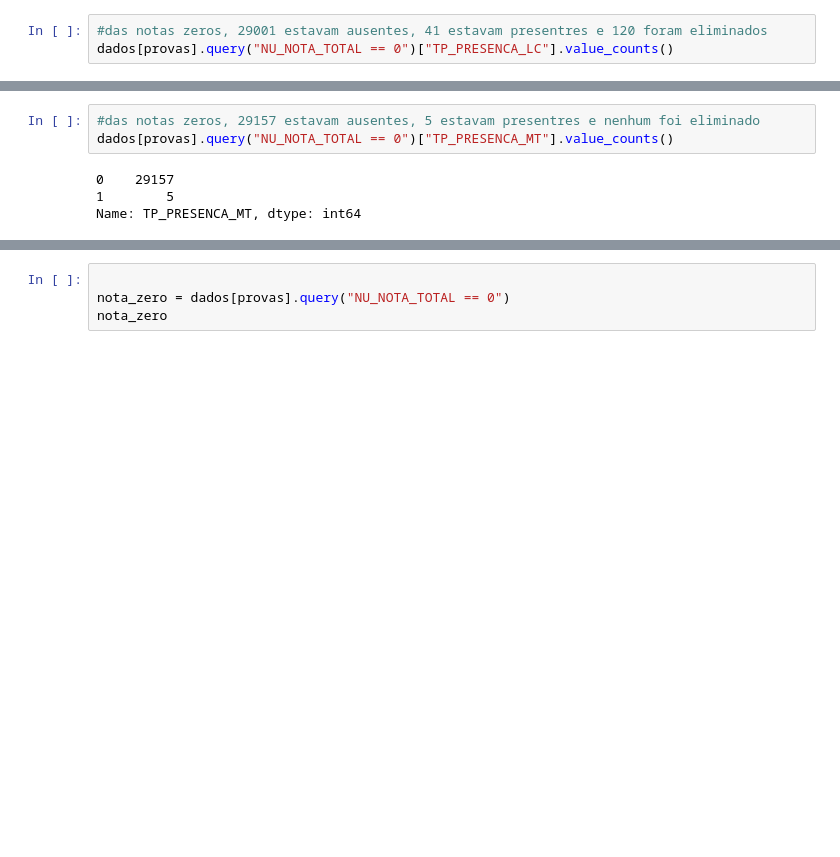
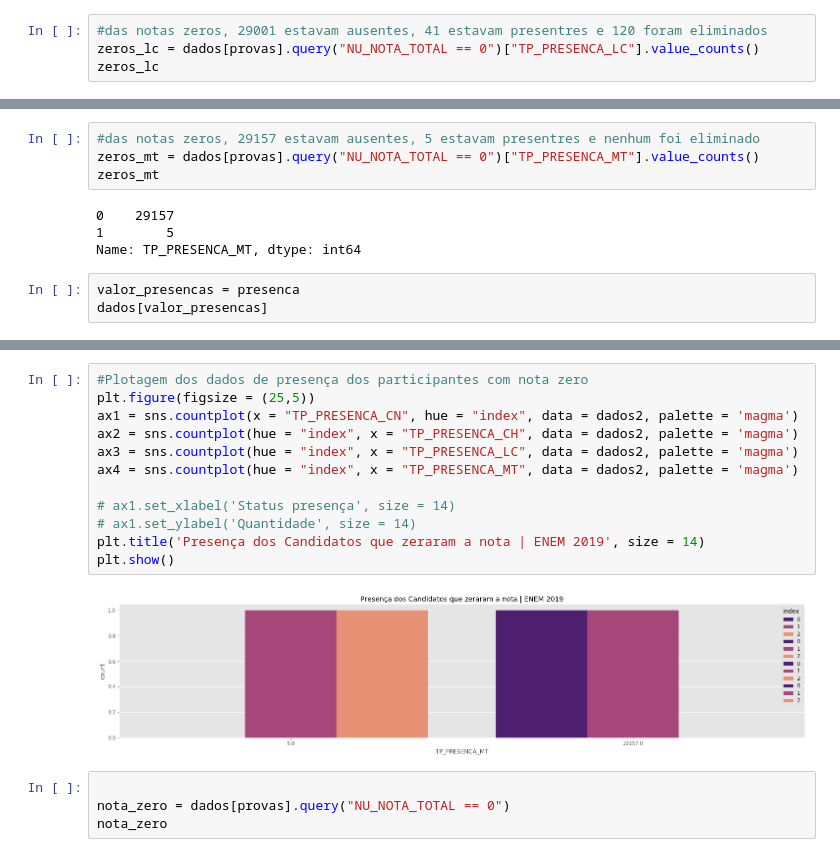
Before and after one commit to 6abi/imersaoDados, a Jupyter notebook: Aula02/Desafios.ipynb, the cells around one changed output, grey strips where cells are left out. Drawn from its saved outputs; the diff is of its cells as text; blank space fills up the shorter version.

```diff
--- a/Aula02/Desafios.ipynb
+++ b/Aula02/Desafios.ipynb
@@ -262,7 +264,8 @@ dados[provas].query("NU_NOTA_TOTAL == 0")["TP_PRESENCA_CH"].value_counts()
 Name: TP_PRESENCA_CH, dtype: int64
 # %%
 #das notas zeros, 29001 estavam ausentes, 41 estavam presentres e 120 foram eliminados
-dados[provas].query("NU_NOTA_TOTAL == 0")["TP_PRESENCA_LC"].value_counts()
+zeros_lc = dados[provas].query("NU_NOTA_TOTAL == 0")["TP_PRESENCA_LC"].value_counts()
+zeros_lc
 # %% [output]
 0    29001
 2      120
@@ -270,8 +273,12 @@ dados[provas].query("NU_NOTA_TOTAL == 0")["TP_PRESENCA_LC"].value_counts()
 Name: TP_PRESENCA_LC, dtype: int64
 # %%
 #das notas zeros, 29157 estavam ausentes, 5 estavam presentres e nenhum foi eliminado
-dados[provas].query("NU_NOTA_TOTAL == 0")["TP_PRESENCA_MT"].value_counts()
+zeros_mt = dados[provas].query("NU_NOTA_TOTAL == 0")["TP_PRESENCA_MT"].value_counts()
+zeros_mt
 # %% [output]
 0    29157
 1        5
 Name: TP_PRESENCA_MT, dtype: int64
+# %%
+valor_presencas = presenca
+dados[valor_presencas]
@@ -278,3 +327,17 @@ Name: TP_PRESENCA_MT, dtype: int64
+# %%
+#Plotagem dos dados de presença dos participantes com nota zero
+plt.figure(figsize = (25,5))
+ax1 = sns.countplot(x = "TP_PRESENCA_CN", hue = "index", data = dados2, palette = 'magma')
+ax2 = sns.countplot(hue = "index", x = "TP_PRESENCA_CH", data = dados2, palette = 'magma')
+ax3 = sns.countplot(hue = "index", x = "TP_PRESENCA_LC", data = dados2, palette = 'magma')
+ax4 = sns.countplot(hue = "index", x = "TP_PRESENCA_MT", data = dados2, palette = 'magma')
+
+# ax1.set_xlabel('Status presença', size = 14)
+# ax1.set_ylabel('Quantidade', size = 14)
+plt.title('Presença dos Candidatos que zeraram a nota | ENEM 2019', size = 14)
+plt.show()
+# %% [output]
+[figure, added]
 # %%
 
 nota_zero = dados[provas].query("NU_NOTA_TOTAL == 0")
```
Also changed, not shown: parts of 5 cells of this notebook.
